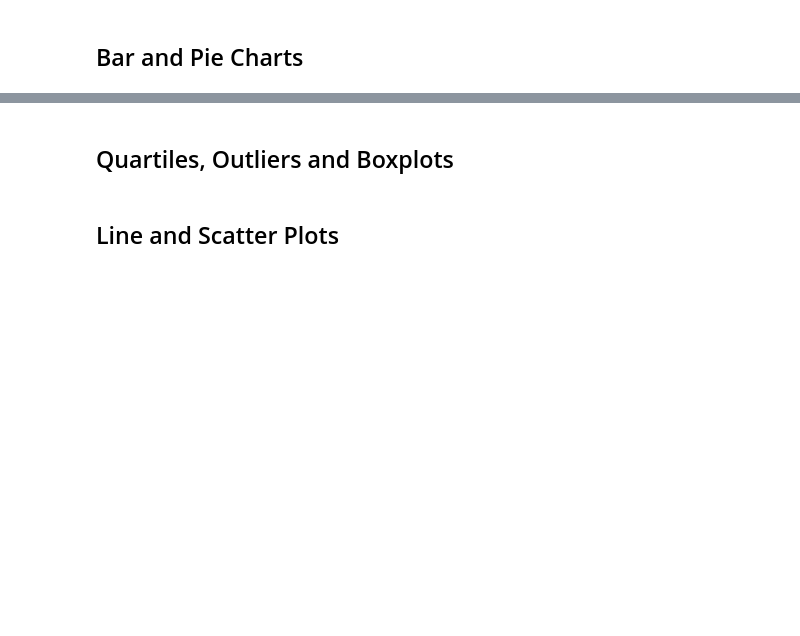
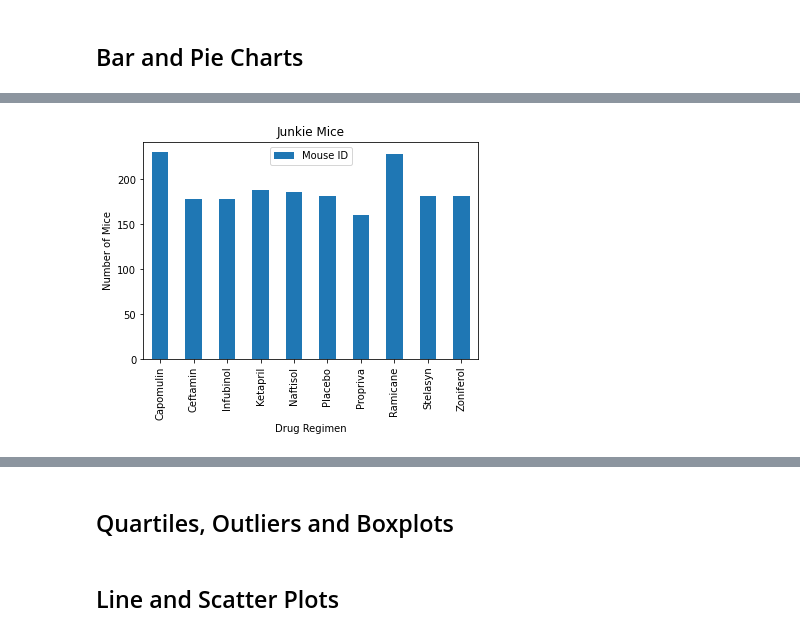
Before and after one commit to ijeriel/Bootcamp-Homework-Jeriel, a Jupyter notebook: Matplotlib-challenge/pymaceuticals_starter.ipynb, the cells around one changed output, grey strips where cells are left out. Cells and saved outputs as stored; diff of their text form; code cells hidden in the pictures; blank space fills up the shorter version.

Commit message:
add plots

```diff
--- a/Matplotlib-challenge/pymaceuticals_starter.ipynb
+++ b/Matplotlib-challenge/pymaceuticals_starter.ipynb
@@ -127,2 +139,8 @@ SyntaxError: invalid syntax (<ipython-input-19-7b885acc8c2e>, line 7)
 # %% [markdown]
 ## Bar and Pie Charts
+# %%
+# df for bar plots
+unique_mice_DF = mouse_study_clean.groupby("Drug Regimen").count()
+mice_count = unique_mice_DF["Mouse ID"]
+
+mice_count
@@ -129,4 +160,11 @@ SyntaxError: invalid syntax (<ipython-input-19-7b885acc8c2e>, line 7)
 # %%
 # Generate a bar plot showing the total number of unique mice tested on each drug regimen using pandas.
+plot = unique_mice_DF.plot.bar(y='Mouse ID')
+plt.title("Junkie Mice")
+
+plt.axes().set_ylabel('Number of Mice')
+plt.show()
+# %% [output]
+[figure, added]
 # %%
 # Generate a bar plot showing the total number of unique mice tested on each drug regimen using pyplot.
```
Also changed, not shown: parts of 5 cells of this notebook.
